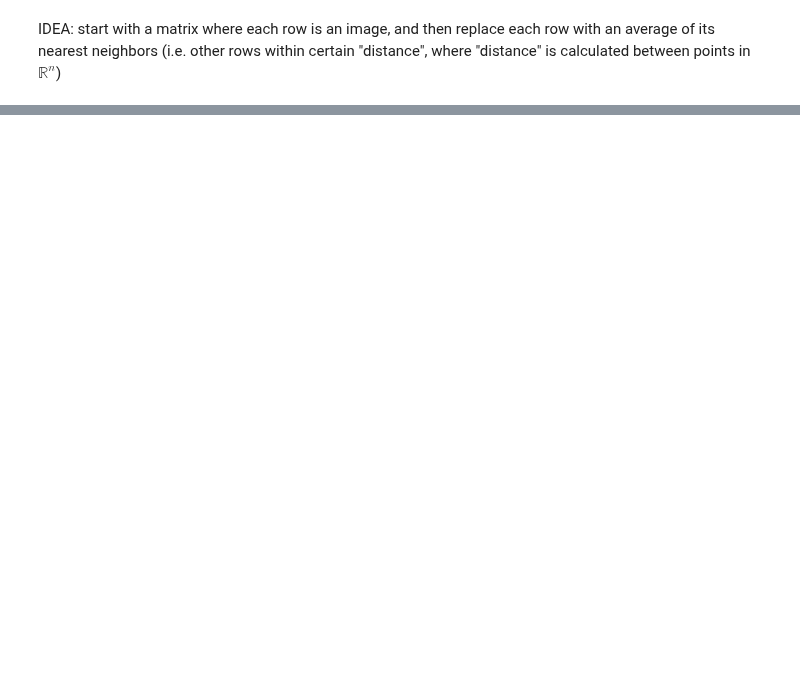
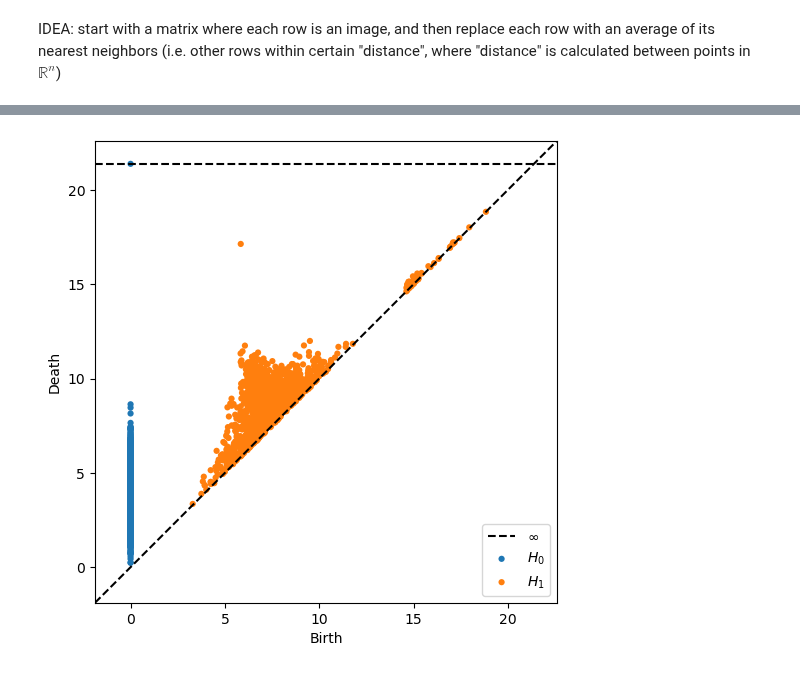
Before and after one commit to kyleormsby/persistent-symmetry, a Jupyter notebook: studentDemos/Olivia_demos/denoising.ipynb, the cells around one changed output, grey strips where cells are left out. Saved outputs shown, nothing was run; the diff lists cells and outputs as text; code cells hidden in the pictures; blank space fills up the shorter version.

```diff
--- a/studentDemos/Olivia_demos/denoising.ipynb
+++ b/studentDemos/Olivia_demos/denoising.ipynb
@@ -250,0 +271,5 @@ plot_dgms(output)
+# %%
+output = pipeline(image_function = sincos, num_pixels = 30 , window_size = 4, n_isos = 2000, x_translate= 10 , y_translate=10, maxdim=1, coeff=3)
+plot_dgms(output)
+# %% [output]
+[figure, added]
```
Also changed, not shown: parts of 6 cells of this notebook.
